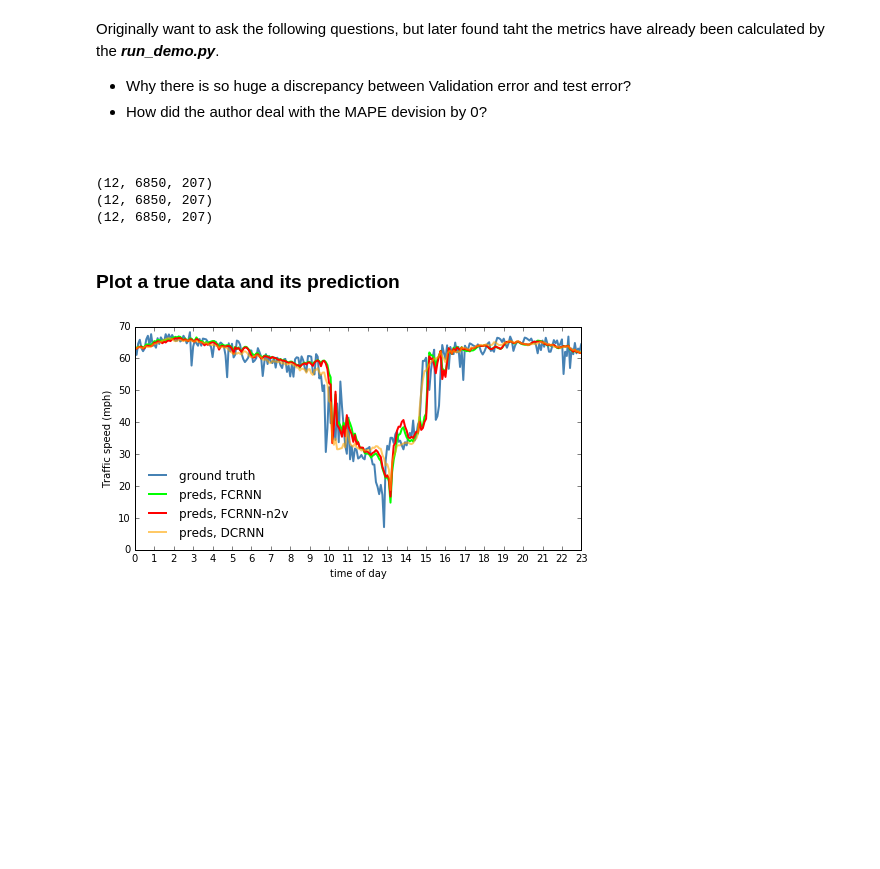
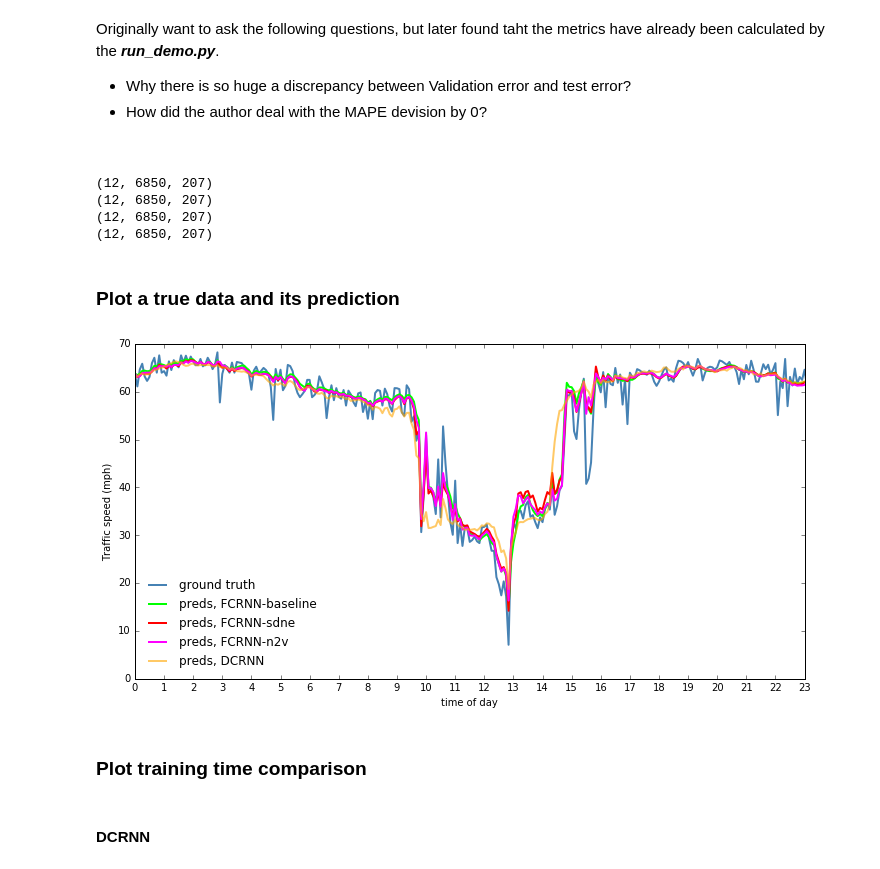
Before and after one commit to syin3/cs224w-traffic, a Jupyter notebook: plot.ipynb, the cells around one changed output. Saved outputs shown, nothing was run; the diff lists cells and outputs as text; code cells hidden in the pictures; blank space fills up the shorter version.

```diff
--- a/plot.ipynb
+++ b/plot.ipynb
@@ -143,6 +440,10 @@ fcrnn_n2v = np.load('fcrnn-n2v.npz')
 assert fcrnn_n2v['predictions'].shape == fcrnn_n2v['groundtruth'].shape
 print(fcrnn_n2v['predictions'].shape)
 
+fcrnn_sdne = np.load('fcrnn-sdne.npz')
+assert fcrnn_sdne['predictions'].shape == fcrnn_sdne['groundtruth'].shape
+print(fcrnn_sdne['predictions'].shape)
+
 dcrnn = np.load('../DCRNN/dcrnn.npz')
 assert dcrnn['predictions'].shape == dcrnn['groundtruth'].shape
 print(dcrnn['predictions'].shape)
@@ -150,24 +451,32 @@ print(dcrnn['predictions'].shape)
 (12, 6850, 207)
 (12, 6850, 207)
 (12, 6850, 207)
+(12, 6850, 207)
 # %% [markdown]
 ### Plot a true data and its prediction
 # %%
 # 2012-03-14
-plt.figure(figsize=(8, 4))
+plt.figure(figsize=(12, 6))
 day = int(24*60/5)
 start_time = 2*day
 end_time = start_time + day
 sensor = 6
+iD = 0
+lag = 4
 plt.plot(fcrnn_n2v['groundtruth'][3,start_time:end_time, sensor], label = 'ground truth', color = 'steelblue',linewidth=2.0)
-plt.plot(fcrnn_simple['predictions'][3,start_time:end_time, sensor], label = 'preds, FCRNN', color = 'lime', linewidth=2.0)
-plt.plot(fcrnn_n2v['predictions'][3,start_time:end_time, sensor], label = 'preds, FCRNN-n2v', color = 'red',linewidth=2.0)
-plt.plot(dcrnn['predictions'][3,start_time:end_time, sensor], label = 'preds, DCRNN', color = 'orange',linewidth=2.0, alpha=0.6)
+plt.plot(fcrnn_simple['predictions'][3,(start_time+lag):(end_time+lag), sensor], label = 'preds, FCRNN-baseline', color = 'lime', linewidth=2.0)
+plt.plot(fcrnn_sdne['predictions'][3,(start_time+lag):(end_time+lag), sensor], label = 'preds, FCRNN-sdne', color = 'red',linewidth=2.0)
+plt.plot(fcrnn_n2v['predictions'][3,(start_time+lag):(end_time+lag), sensor], label = 'preds, FCRNN-n2v', color = 'magenta',linewidth=2.0)
+plt.plot(dcrnn['predictions'][3,(start_time+lag):(end_time+lag), sensor], label = 'preds, DCRNN', color = 'orange',linewidth=2.0, alpha=0.6)
 plt.legend(loc = 'best', frameon=False)
 plt.ylabel('Traffic speed (mph)')
 plt.xticks(np.arange(0, 288, step=12), np.arange(0, 24))
 plt.xlim(0, 23*12)
 plt.xlabel('time of day')
 plt.show()
 # %% [output]
-[figure, old version]
+[figure, new version]
+# %% [markdown]
+### Plot training time comparison
+# %% [markdown]
+#### DCRNN
```
Also changed, not shown: parts of 23 cells of this notebook, 13 other files.
